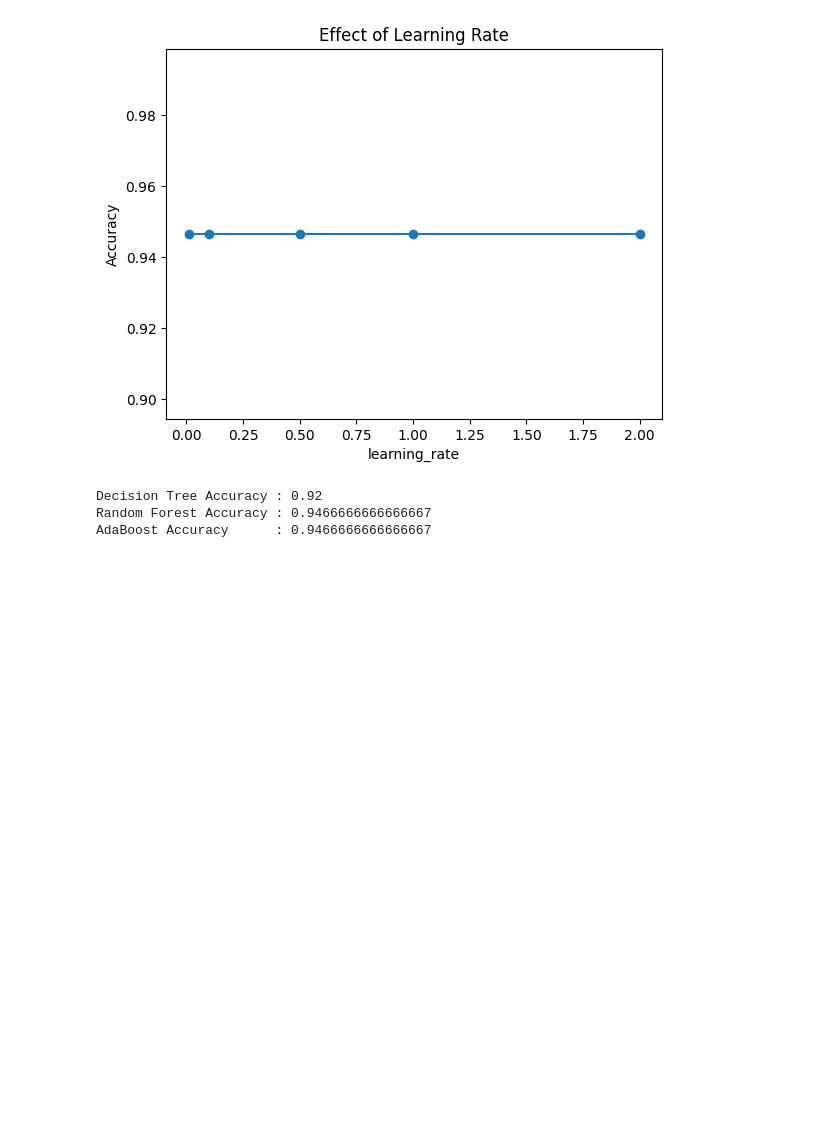
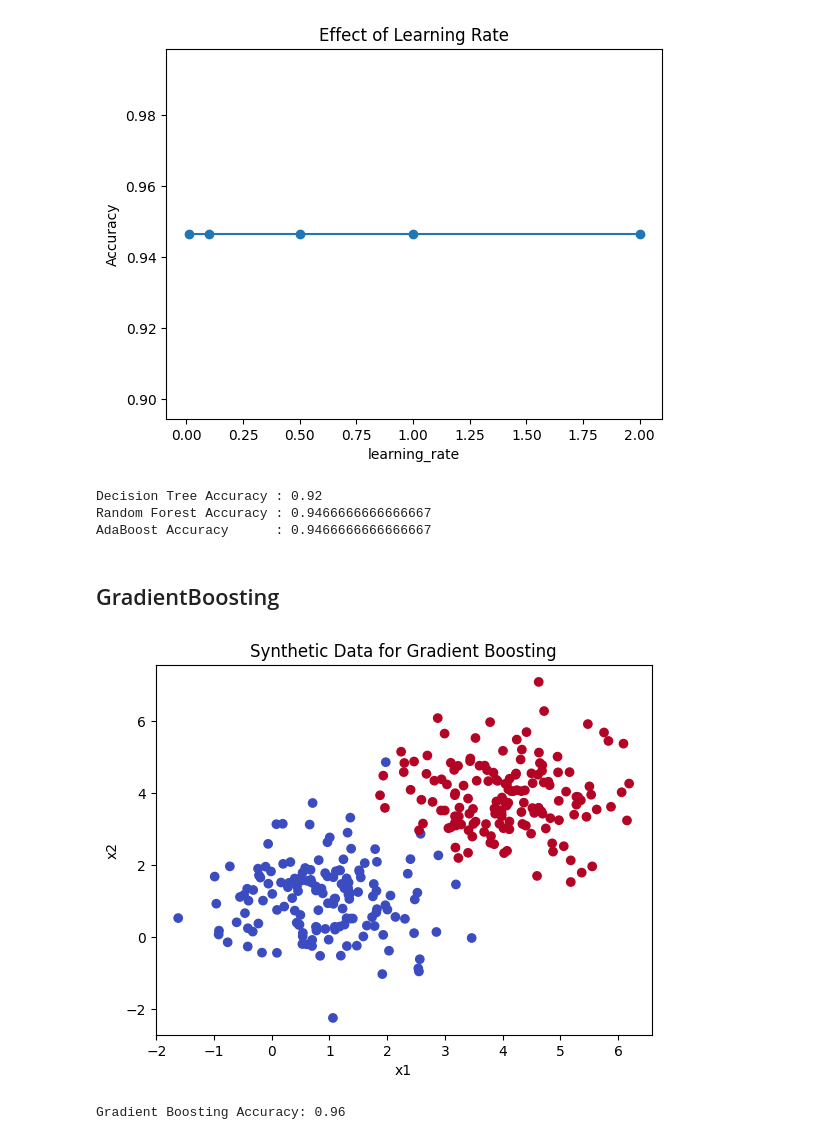
Before and after one commit to avikumart/DA-DS-Questions, a Jupyter notebook: ML_coding/Ml_coding_and_interviewn_practice.ipynb, the cells around one changed output. Drawn from its saved outputs; the diff is of its cells as text; code cells hidden in the pictures; blank space fills up the shorter version.

Commit message:
gradient boosting has been added

```diff
--- a/ML_coding/Ml_coding_and_interviewn_practice.ipynb
+++ b/ML_coding/Ml_coding_and_interviewn_practice.ipynb
@@ -1875,3 +1875,35 @@ print("AdaBoost Accuracy      :", accuracy_score(y_test, ada.predict(X_test)))
 Decision Tree Accuracy : 0.92
 Random Forest Accuracy : 0.9466666666666667
 AdaBoost Accuracy      : 0.9466666666666667
+# %% [markdown]
+## GradientBoosting
+# %%
+import numpy as np
+import matplotlib.pyplot as plt
+
+from sklearn.ensemble import GradientBoostingClassifier
+from sklearn.tree import DecisionTreeRegressor
+from sklearn.model_selection import train_test_split
+from sklearn.metrics import accuracy_score
+
+np.random.seed(42)
+
+# Class 0
+x1_0 = np.random.normal(1, 1, 150)
+x2_0 = np.random.normal(1, 1, 150)
+
+# Class 1
+x1_1 = np.random.normal(4, 1, 150)
+x2_1 = np.random.normal(4, 1, 150)
+
+X = np.vstack([np.column_stack([x1_0, x2_0]),
+               np.column_stack([x1_1, x2_1])])
+y = np.array([0]*150 + [1]*150)
+# %%
+plt.scatter(X[:,0], X[:,1], c=y, cmap="coolwarm")
+plt.title("Synthetic Data for Gradient Boosting")
+plt.xlabel("x1")
+plt.ylabel("x2")
+plt.show()
+# %% [output]
+[figure, added]
@@ -1877,0 +1913,13 @@ AdaBoost Accuracy      : 0.9466666666666667
+# %%
+gb = GradientBoostingClassifier(
+    n_estimators=100,    # number of boosting rounds
+    learning_rate=0.1,   # shrinkage (step size)
+    max_depth=3         # depth of each weak tree
+)
+
+gb.fit(X_train, y_train)
+
+pred = gb.predict(X_test)
+print("Gradient Boosting Accuracy:", accuracy_score(y_test, pred))
+# %% [output]
+Gradient Boosting Accuracy: 0.96
```
Also changed, not shown: parts of 6 cells of this notebook.
